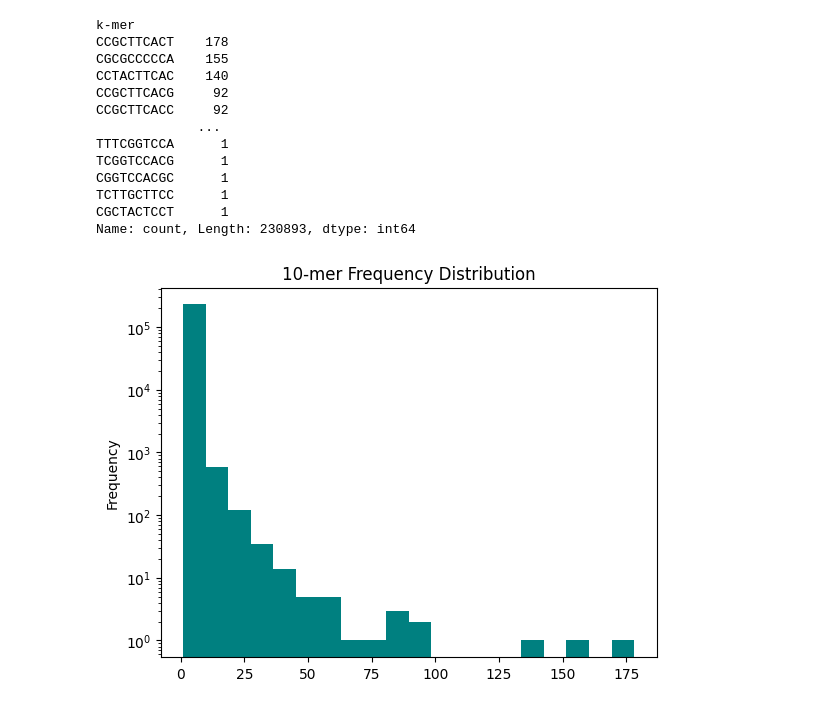
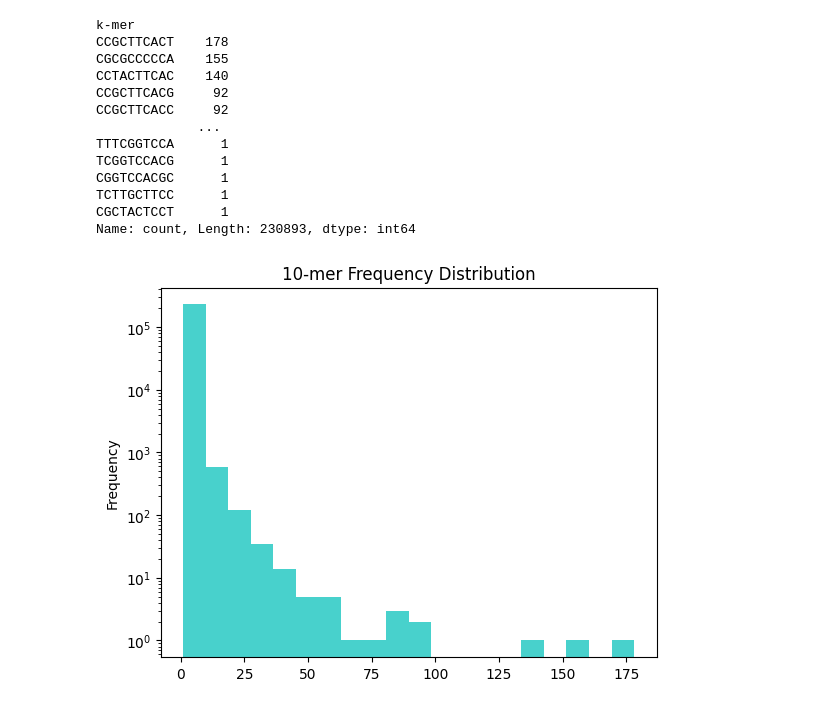
Before and after one commit to sheisroot/pH-sequence-design, a Jupyter notebook: Code/VR-kmer-analysis.ipynb, the cells around one changed output. Saved outputs shown, nothing was run; the diff lists cells and outputs as text; code cells hidden in the pictures.

```diff
--- a/Code/VR-kmer-analysis.ipynb
+++ b/Code/VR-kmer-analysis.ipynb
@@ -332,5 +357,7 @@ def getkmers(df, k, start=0, stop=len(df)):
     kmer_df = pd.DataFrame(kmer_data)
     return kmer_df
 # %%
-getkmers(df=df, k=10).head()
+# Recall: vdf is combined VRs of length 98 sequences
+df10 = getkmers(df=vdf, k=10)
+df10.info()
 # %% [output]
@@ -374,6 +376,6 @@ print(k_df.tail(10))
 # %%
-k_count = k_df['k-mer'].value_counts()
-k_count
+count_10 = df10['k-mer'].value_counts()
+count_10
 # %% [output]
 k-mer
 CCGCTTCACT    178
@@ -390,13 +392,14 @@ CGCTACTCCT      1
 Name: count, Length: 230893, dtype: int64
 # %%
 # Plot histogram to get overview of distribution
-k_count.plot(kind='hist', color='teal', bins=20)
+k=10
+count_10.plot(kind='hist', color='mediumturquoise', bins=20)
 plt.yscale('log')
 plt.figsize=(10,6)
 plt.title(f'{k}-mer Frequency Distribution')
 plt.show()
 # %% [output]
-[figure, old version]
+[figure, new version]
 # %% [markdown]
 There are only a handful of 10mers which have more than 100 occurrences, and more than 10,000 of the 10mers only have 1 occurrence.  But the kmers which occur with high frequency may be candidates for convergence motifs.
 
```
Also changed, not shown: parts of 15 cells of this notebook.
